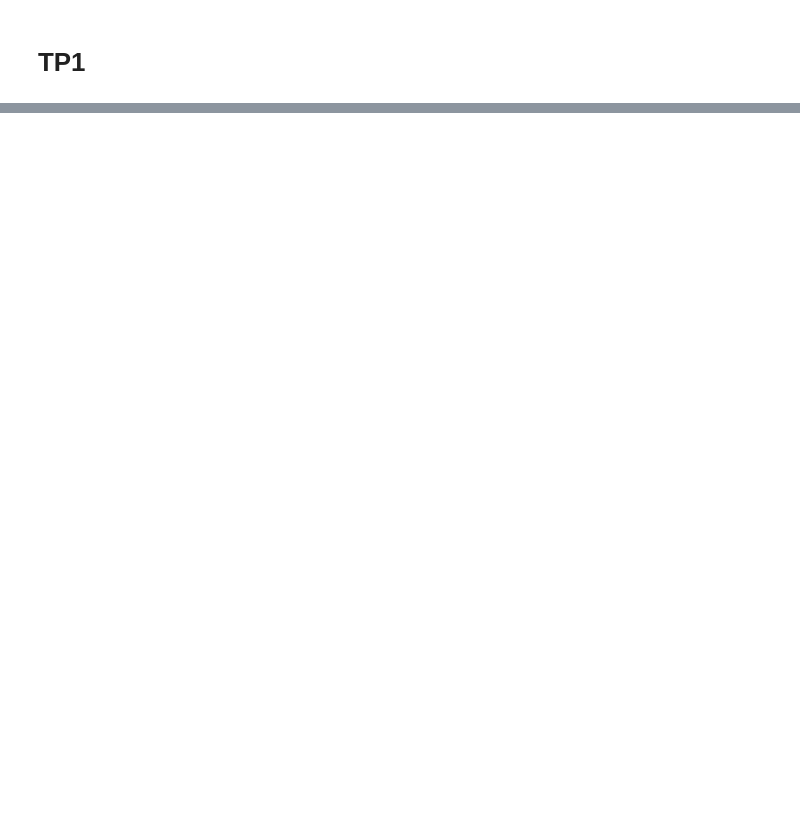
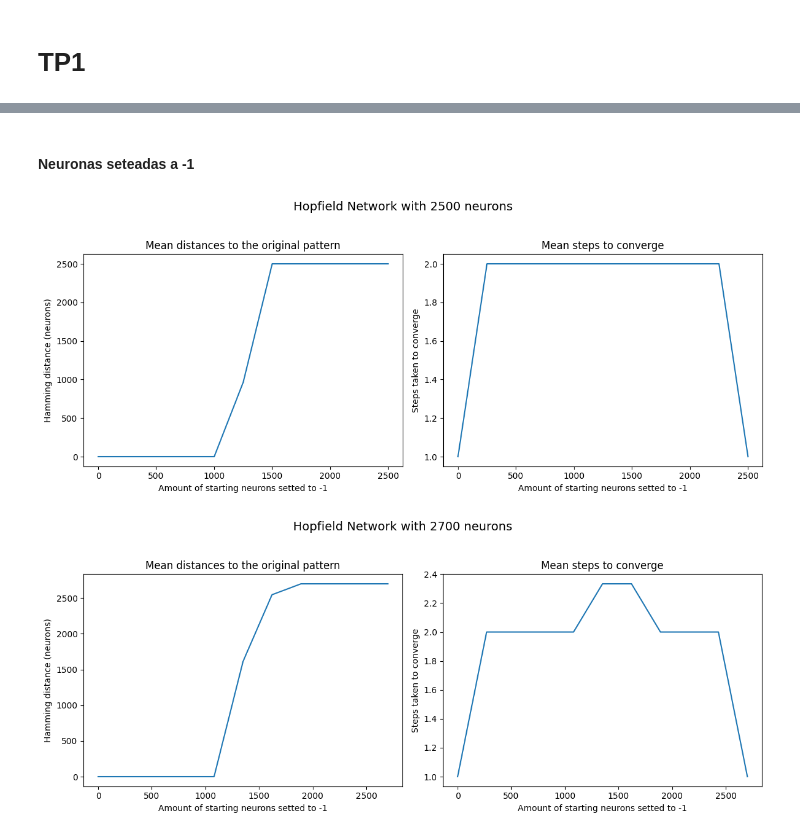
Before and after one commit to mbianchif/Aprendizaje-Profundo, a Jupyter notebook: tp1/hopfield.ipynb, the cells around one changed output, grey strips where cells are left out. Saved outputs shown, nothing was run; the diff lists cells and outputs as text; code cells hidden in the pictures; blank space fills up the shorter version.

```diff
--- a/tp1/hopfield.ipynb
+++ b/tp1/hopfield.ipynb
@@ -52,0 +112,10 @@ Took 2 steps to reach a state with 0 different neurons
+# %% [markdown]
+#### Neuronas seteadas a -1
+# %%
+from src.utils import paint_bytes
+
+for size in sorted(patterns):
+    plot(size, lambda p, k: paint_bytes(p, k, -1), "Amount of starting neurons setted to -1")
+# %% [output]
+[figure, added]
+[figure, added]
```
Also changed, not shown: parts of 13 cells of this notebook, 7 other files.
